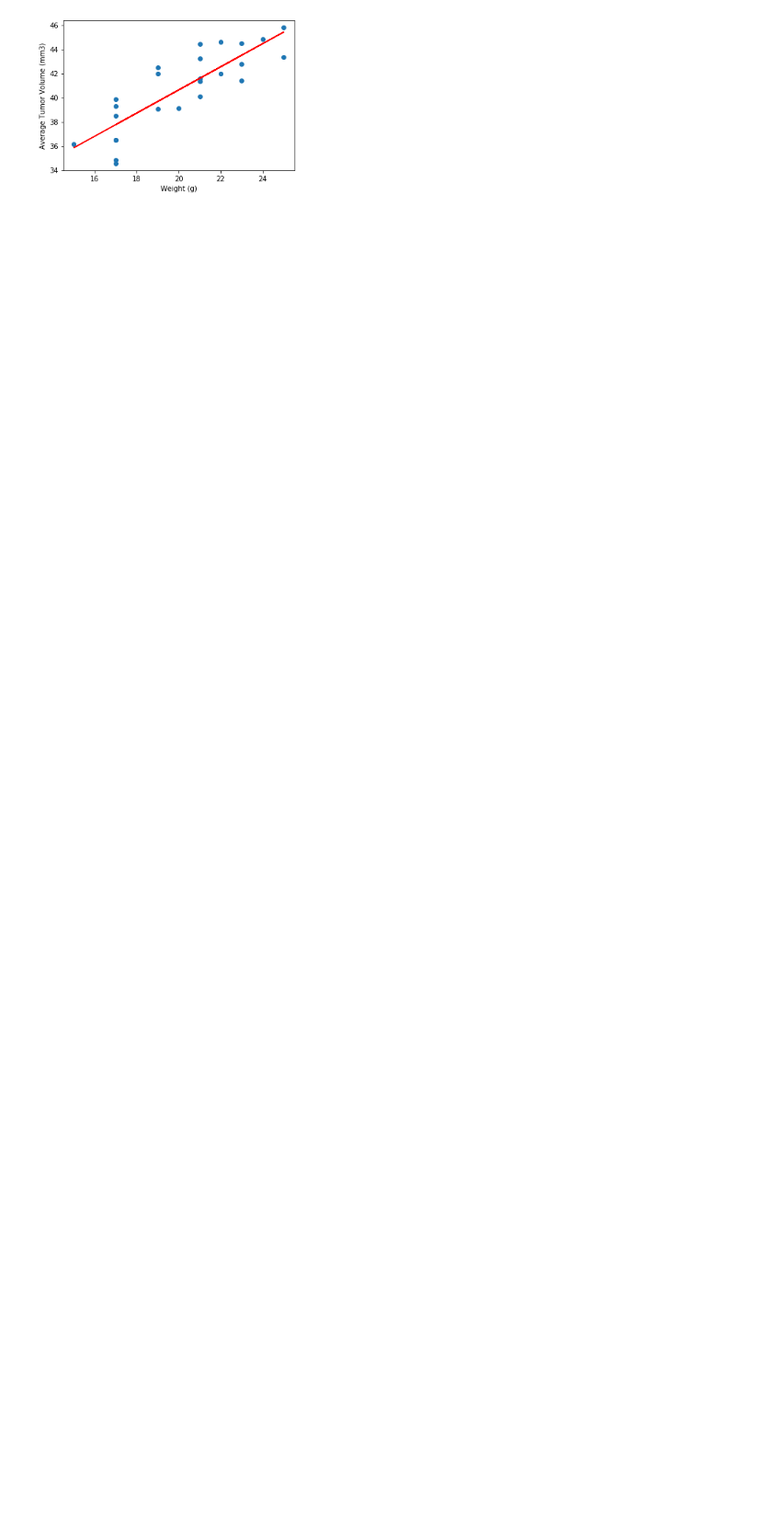
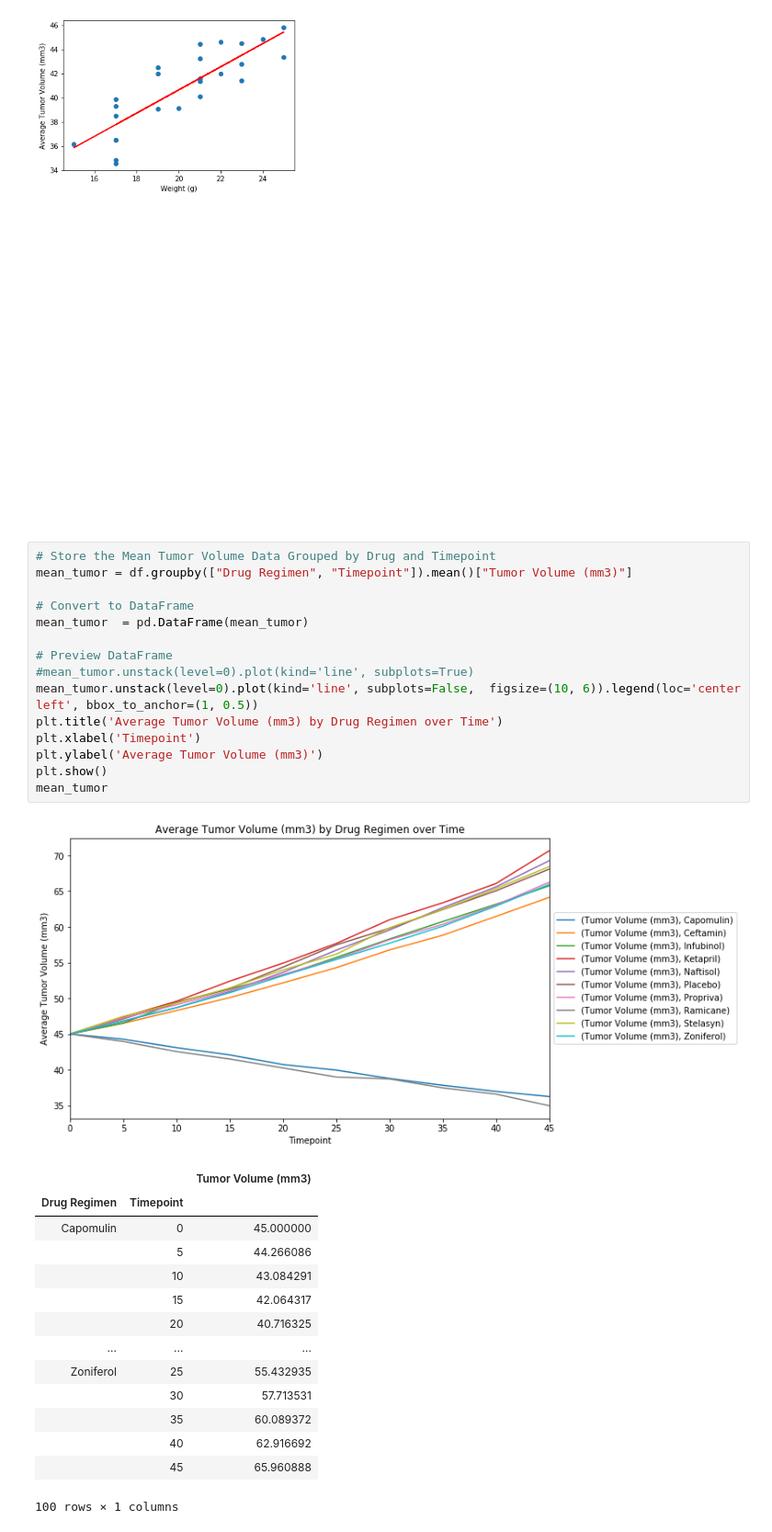
Before and after one commit to annmcnamara/matplotlib-challenge, a Jupyter notebook: Pymaceuticals/pymaceuticals_starter.ipynb, the cells around one changed output. Shown at 92% size. Saved outputs shown, nothing was run; the diff lists cells and outputs as text; blank space fills up the shorter version.

```diff
--- a/Pymaceuticals/pymaceuticals_starter.ipynb
+++ b/Pymaceuticals/pymaceuticals_starter.ipynb
@@ -272,3 +286,34 @@ plt.show()
 # %% [output]
 The correlation between mouse weight and the average tumor volume  is  0.84
 [figure]
+# %%
+# Store the Mean Tumor Volume Data Grouped by Drug and Timepoint
+mean_tumor = df.groupby(["Drug Regimen", "Timepoint"]).mean()["Tumor Volume (mm3)"]
+
+# Convert to DataFrame
+mean_tumor  = pd.DataFrame(mean_tumor)
+
+# Preview DataFrame
+#mean_tumor.unstack(level=0).plot(kind='line', subplots=True)
+mean_tumor.unstack(level=0).plot(kind='line', subplots=False,  figsize=(10, 6)).legend(loc='center left', bbox_to_anchor=(1, 0.5))
+plt.title('Average Tumor Volume (mm3) by Drug Regimen over Time')
+plt.xlabel('Timepoint')
+plt.ylabel('Average Tumor Volume (mm3)')
+plt.show()
+mean_tumor
+# %% [output]
+[figure, added]
+|  |  | Tumor Volume (mm3) |
+| Drug Regimen | Timepoint |  |
+| Capomulin | 0 | 45.000000 |
+|  | 5 | 44.266086 |
+|  | 10 | 43.084291 |
+|  | 15 | 42.064317 |
+|  | 20 | 40.716325 |
+| ... | ... | ... |
+| Zoniferol | 25 | 55.432935 |
+|  | 30 | 57.713531 |
+|  | 35 | 60.089372 |
+|  | 40 | 62.916692 |
+|  | 45 | 65.960888 |
+100 rows × 1 columns
```
Also changed, not shown: parts of 2 cells of this notebook.
